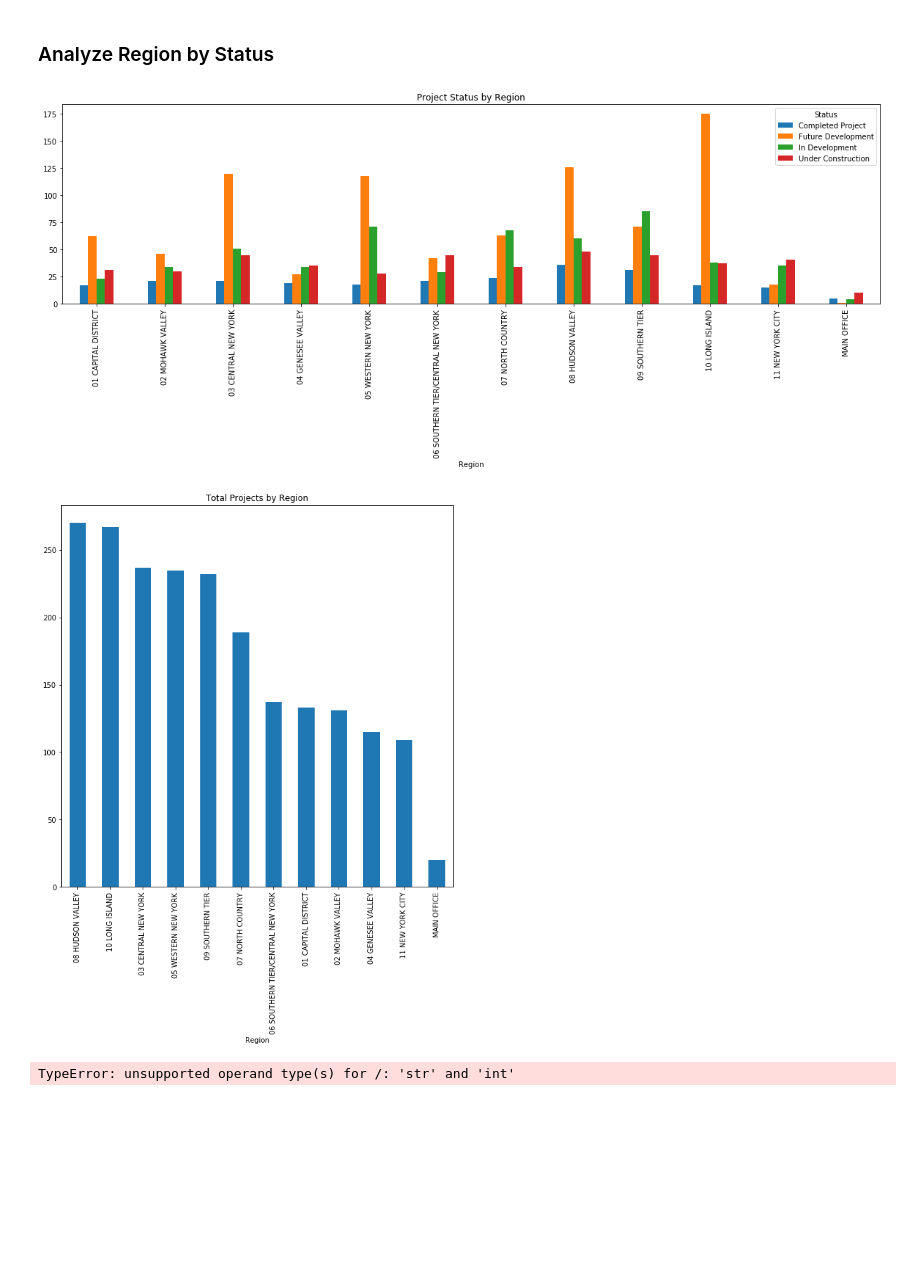
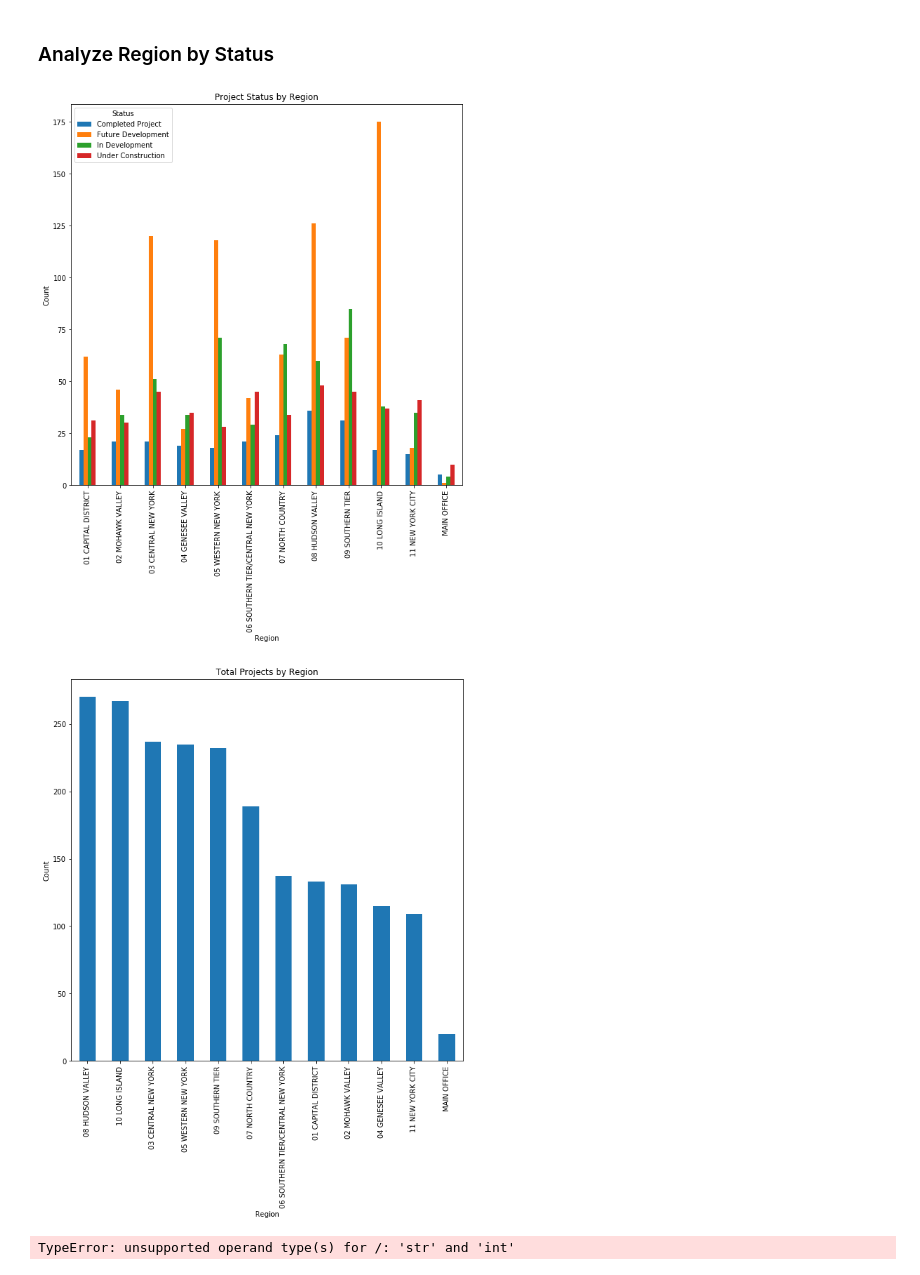
Before and after one commit to mdonatiello/Project-2-Liana_Marc_Murali, a Jupyter notebook: transport.ipynb, the cells around one changed output. Cells and saved outputs as stored; diff of their text form; code cells hidden in the pictures; blank space fills up the shorter version.

```diff
--- a/transport.ipynb
+++ b/transport.ipynb
@@ -153,21 +153,24 @@ for row in Transportation_Data:
 # %%
 
 
 test5 = dff.groupby(['Region', 'Status'])['Region'].count().unstack('Status').fillna(0)
 
-test5.plot(kind='bar', figsize=(20,5), stacked=False)
+test5.plot(kind='bar', figsize= (10,10), stacked=False)
+plt.ylabel('Count')
 plt.title('Project Status by Region')
-plt.savefig('Region by Project Status.png')
+
+plt.savefig('Region by Project Status.png', bbox_inches="tight")
 # %% [output]
-[figure, old version]
+[figure, new version]
 # %%
 plt.figure(figsize = (10,10))
 dff.groupby(dff['Region']).size().sort_values(ascending = False).plot(kind = 'bar')
 plt.xlabel('Region')
+plt.ylabel('Count')
 plt.title('Total Projects by Region')
-plt.savefig('Total Projects by Region.png')
+plt.savefig('Total Projects by Region.png', bbox_inches="tight")
 # %% [output]
-[figure, old version]
+[figure, new version]
 # %%
 x = range(10)
 plt.subplot(2,1,1)
```
Also changed, not shown: 2 other files.
